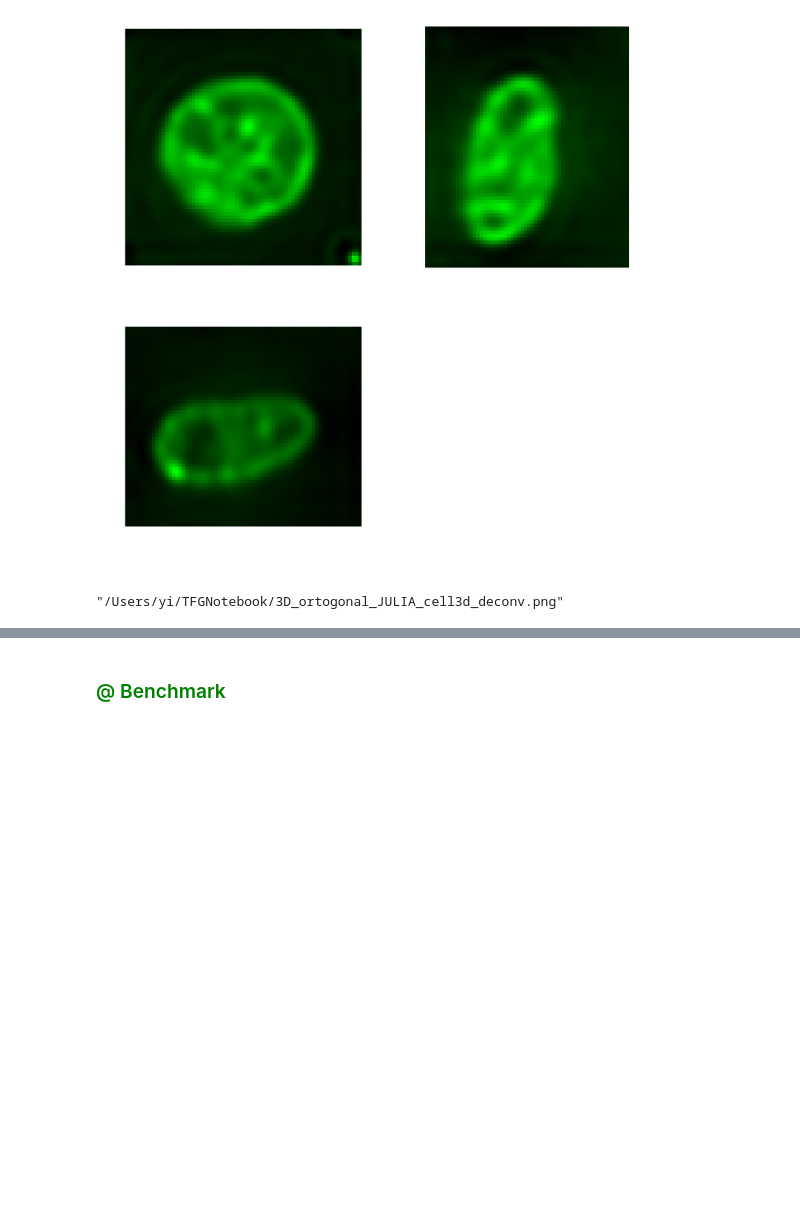
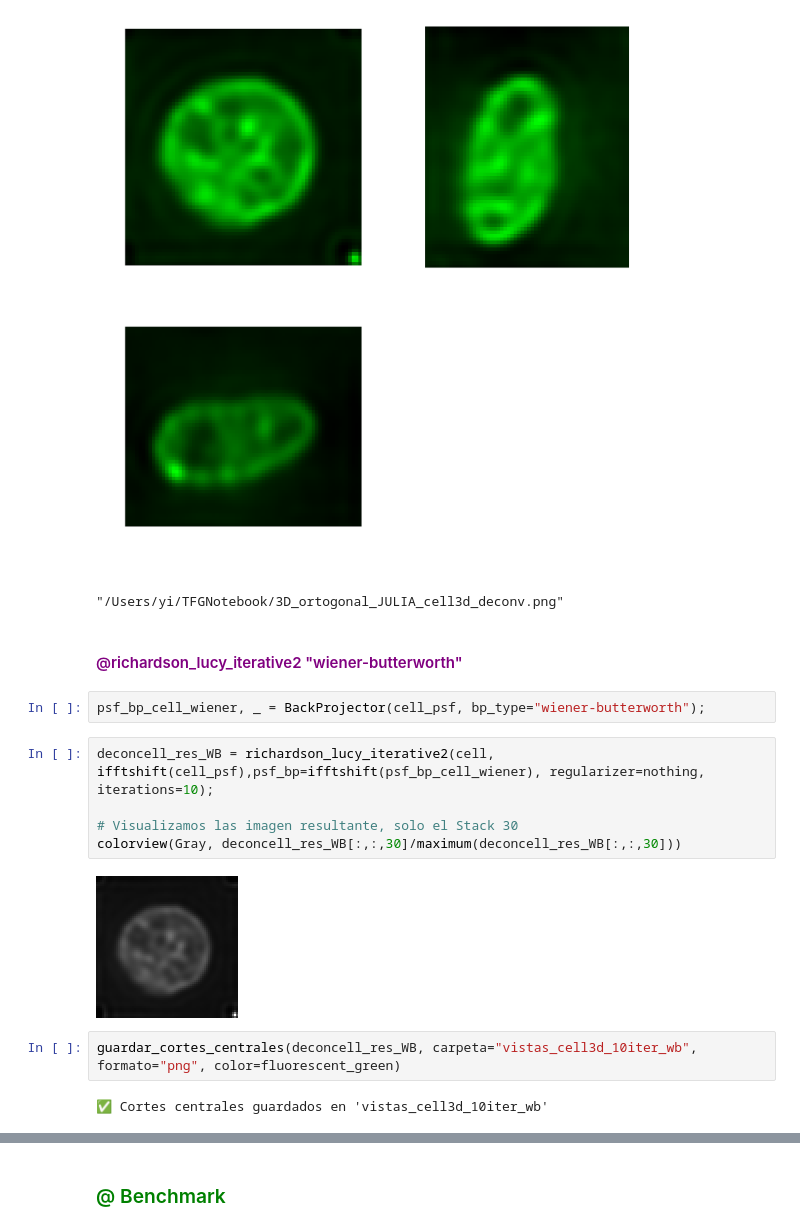
Before and after one commit to Jimena163/TFGNotebook, a Jupyter notebook: 3D_Julia_MAC.ipynb, the cells around one changed output, grey strips where cells are left out. Drawn from its saved outputs; the diff is of its cells as text; blank space fills up the shorter version.

```diff
--- a/3D_Julia_MAC.ipynb
+++ b/3D_Julia_MAC.ipynb
@@ -568,3 +658,18 @@ plot_orthogonal_views2(deconcell_res, save_path="3D_ortogonal_JULIA_cell3d_decon
 # %% [output]
 [figure]
 "/Users/yi/TFGNotebook/3D_ortogonal_JULIA_cell3d_deconv.png"
+# %% [markdown]
+<h4 style="color: purple;">@richardson_lucy_iterative2 "wiener-butterworth"</h4>
+# %%
+psf_bp_cell_wiener, _ = BackProjector(cell_psf, bp_type="wiener-butterworth");
+# %%
+deconcell_res_WB = richardson_lucy_iterative2(cell, ifftshift(cell_psf),psf_bp=ifftshift(psf_bp_cell_wiener), regularizer=nothing, iterations=10);
+
+# Visualizamos las imagen resultante, solo el Stack 30
+colorview(Gray, deconcell_res_WB[:,:,30]/maximum(deconcell_res_WB[:,:,30]))
+# %% [output]
+[figure, added]
+# %%
+guardar_cortes_centrales(deconcell_res_WB, carpeta="vistas_cell3d_10iter_wb", formato="png", color=fluorescent_green)
+# %% [output]
+✅ Cortes centrales guardados en 'vistas_cell3d_10iter_wb'
```
Also changed, not shown: parts of 55 cells of this notebook, 17 other files.
